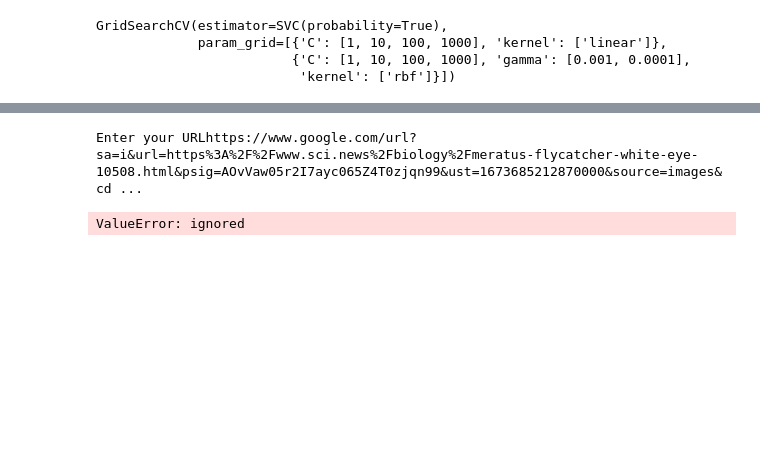
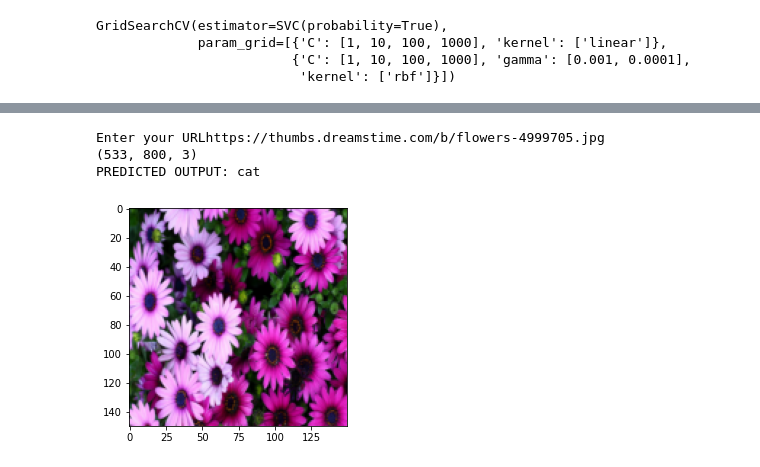
Before and after one commit to AzadMehedi/ML-Projects, a Jupyter notebook: image_classification.ipynb, the cells around one changed output, grey strips where cells are left out. Drawn from its saved outputs; the diff is of its cells as text; code cells hidden in the pictures; blank space fills up the shorter version.

```diff
--- a/image_classification.ipynb
+++ b/image_classification.ipynb
@@ -158,16 +155,18 @@ model= pickle.load(open('img_model.p','rb'))
 # %%
 # tesing a brand new image
 flat_data = []
 url = input('Enter your URL')
 img = imread(url)
 img_resized = resize(img, (150,150,3))
-flat_data.append(img_resized.flatten)
+flat_data.append(img_resized.flatten())
 flat_data = np.array(flat_data)
 print(img.shape)
 plt.imshow(img_resized)
 y_out = model.predict(flat_data)
 y_out = CATEGORIES[y_out[0]]
 print(f'PREDICTED OUTPUT: {y_out}')
 # %% [output]
-Enter your URLhttps://www.google.com/url?sa=i&url=https%3A%2F%2Fwww.sci.news%2Fbiology%2Fmeratus-flycatcher-white-eye-10508.html&psig=AOvVaw05r2I7ayc065Z4T0zjqn99&ust=1673685212870000&source=images&cd ...
+Enter your URLhttps://thumbs.dreamstime.com/b/flowers-4999705.jpg
+(533, 800, 3)
+PREDICTED OUTPUT: cat
-ValueError: ignored
+[figure, added]
```
Also changed, not shown: parts of 11 cells of this notebook.
